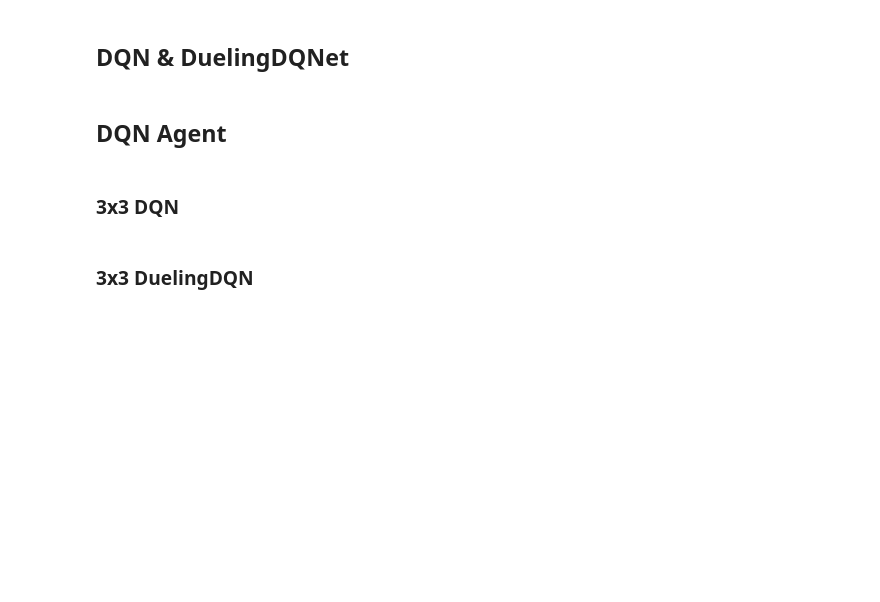
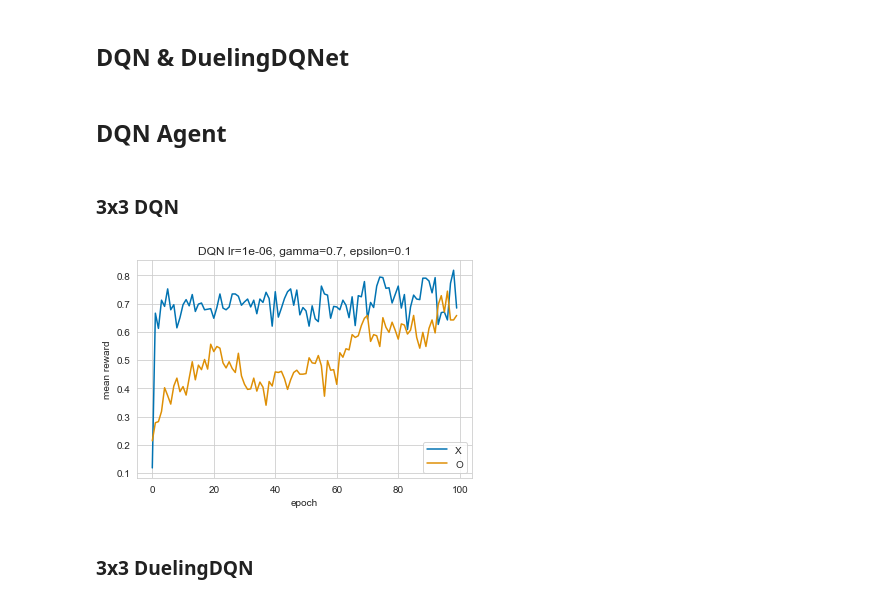
Before and after one commit to traptrip/made_2022_advanced_dl_and_rl, a Jupyter notebook: hw2_TicTacToe/hw2.ipynb, the cells around one changed output. Drawn from its saved outputs; the diff is of its cells as text; code cells hidden in the pictures; blank space fills up the shorter version.

```diff
--- a/hw2_TicTacToe/hw2.ipynb
+++ b/hw2_TicTacToe/hw2.ipynb
@@ -680,42 +666,44 @@ def validate_DQN(env, agent, n_episodes):
 # %% [markdown]
 ### 3x3 DQN
 # %%
-BATCH_SIZE = 256
+BATCH_SIZE = 512
 HID_DIM = 128
 GAME_SIZE = 3  # kernel size
 BUFFER_SIZE = 10**3
 LR = 1e-6
 GAMMA = 0.7
-EPS = 0.2
+EPS = 0.1
 UPDATE_EVERY = 4
-UPDATE_TARGET_EVERY = 2000
+UPDATE_TARGET_EVERY = 1000
 N_EPOCHS = 100
-N_EPISODES = 1000
+N_EPISODES = 500
 
 env = TicTacToe(n_rows=3, n_cols=3, n_win=3)
 state, _, _ = env.getState()
 
 crosses_agent = DQNAgent(
     DeepQNetwork, HID_DIM, GAME_SIZE, len(state), BUFFER_SIZE, BATCH_SIZE, LR, GAMMA, EPS, UPDATE_EVERY, UPDATE_TARGET_EVERY, 'X'
 )
 naughts_agent = DQNAgent(
     DeepQNetwork, HID_DIM, GAME_SIZE, len(state), BUFFER_SIZE, BATCH_SIZE, LR, GAMMA, EPS, UPDATE_EVERY, UPDATE_TARGET_EVERY, '0'
 )
 
 crosses_rewards, naughts_rewards = [], []
 
 for _ in tqdm(range(N_EPOCHS)):
     train_DQN(env, crosses_agent, naughts_agent, N_EPISODES)
     crosses_rewards.append(np.mean(validate_DQN(env, crosses_agent, N_EPISODES)))
     naughts_rewards.append(np.mean(validate_DQN(env, naughts_agent, N_EPISODES)))
 
 plt.plot(crosses_rewards, label='X')
 plt.plot(naughts_rewards, label='O')
 plt.title(f'DQN lr={LR}, gamma={GAMMA}, epsilon={EPS}')
 plt.xlabel('epoch')
 plt.ylabel('mean reward')
 plt.legend()
 plt.show()
+# %% [output]
+[figure, added]
 # %% [markdown]
 ### 3x3 DuelingDQN
 # %%
```
Also changed, not shown: parts of 7 cells of this notebook.
